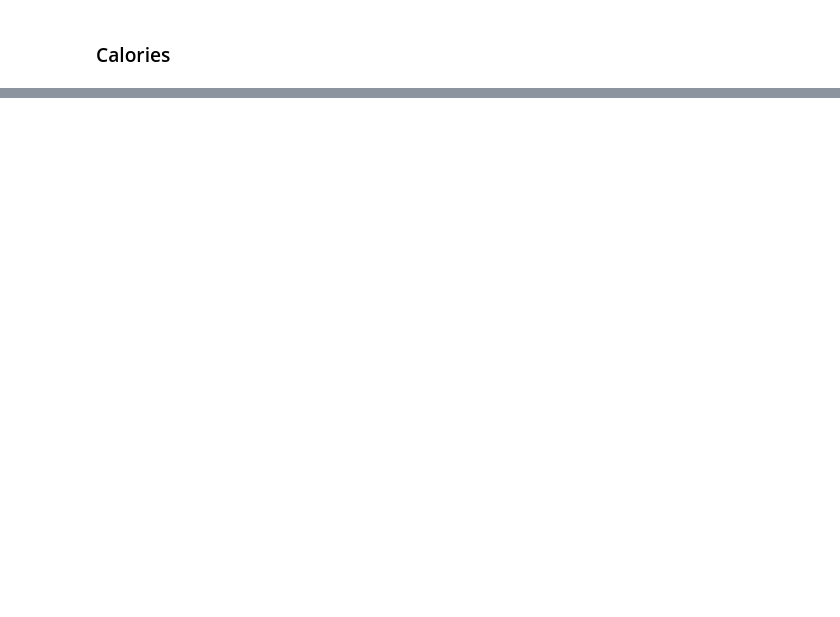
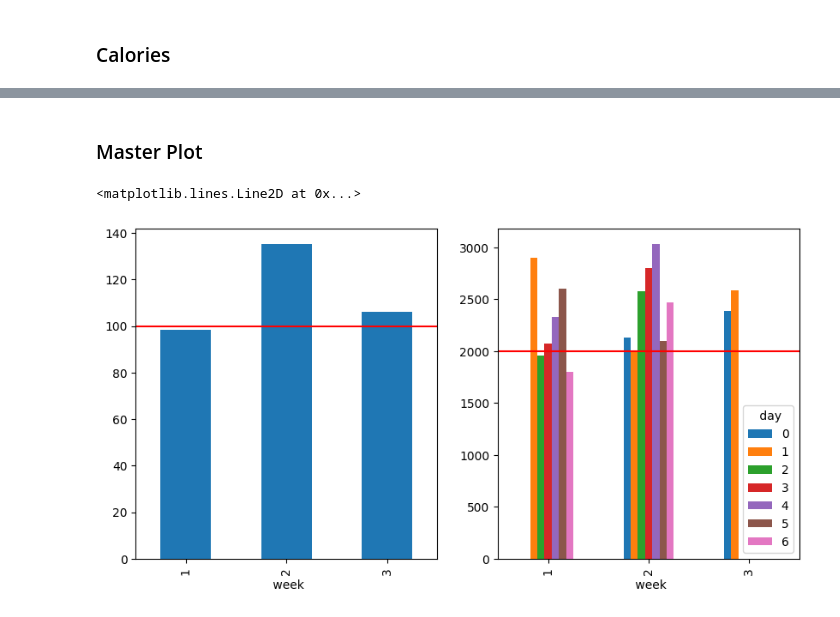
Before and after one commit to alzox/yummy, a Jupyter notebook: food notebook.ipynb, the cells around one changed output, grey strips where cells are left out. Drawn from its saved outputs; the diff is of its cells as text; code cells hidden in the pictures; blank space fills up the shorter version.

Commit message:
i might go hungry this week

```diff
--- a/food notebook.ipynb
+++ b/food notebook.ipynb
@@ -94,0 +98,15 @@ pivot.head(5)
+# %% [markdown]
+### Master Plot
+# %%
+fig, ax = plt.subplots(1, 2, figsize=(10, 5))
+
+# Plot Food Spent Per Week
+food.groupby(' week')[' cost'].sum().plot(kind='bar', ax=ax[0])
+ax[0].axhline(y=100, color='r', linestyle='-')
+
+# Plot Calories Per Week
+pivot.plot(kind='bar', ax=ax[1])
+ax[1].axhline(y=2000, color='r', linestyle='-')
+# %% [output]
+<matplotlib.lines.Line2D at 0x...>
+[figure, added]
```
Also changed, not shown: parts of 5 cells of this notebook, 5 other files.
